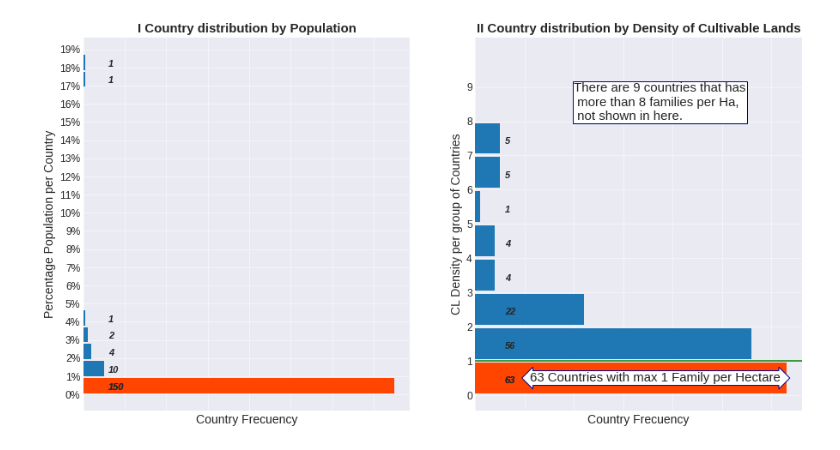
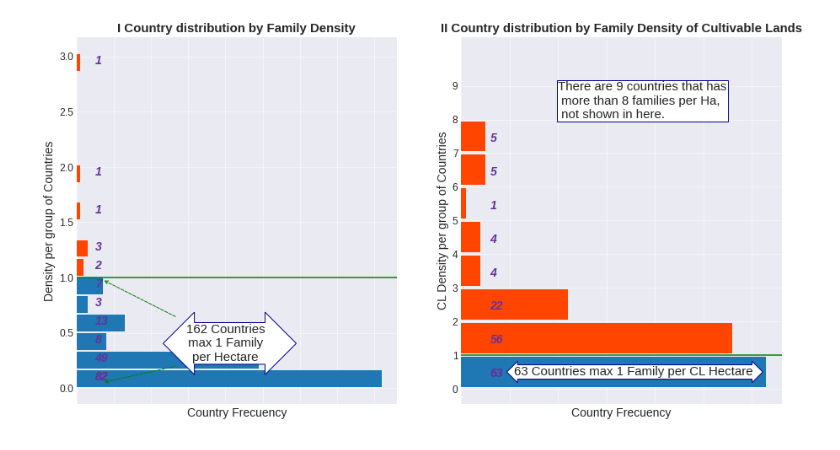
Before and after one commit to Hmarga/Lands, a Jupyter notebook: code_images/hist_dens.ipynb, the cells around one changed output. Cells and saved outputs as stored; diff of their text form; code cells hidden in the pictures.

```diff
--- a/code_images/hist_dens.ipynb
+++ b/code_images/hist_dens.ipynb
@@ -49,66 +49,88 @@ fig = plt.figure(figsize=(15,8))
 #### GRAPH 1 ####
 ax3 = fig.add_subplot(1,2,1)
 
-ax3.set_ylabel('Percentage Population per Country')
+ax3.set_ylabel('Density per group of Countries')
 ax3.set_xlabel('Country Frecuency')
-ax3.set_title('I Country distribution by Population', weight='bold', size=15)
+ax3.set_title('I Country distribution by Family Density', weight='bold', size=15)
 
-a_bins = 20
-ax3, bins, patches3 = plt.hist(w_land['pop_est%'],
+a_bins = 18 #15
+ax3, bins3, patches3 = plt.hist(w_land['density'],
                                bins= a_bins, orientation='horizontal', rwidth=0.9)
-patches3[0].set_fc('orangered')
-plt.yticks(np.arange(0, 20, 1))
 
-# Y axe in percentaje
-fmt = '%.0f%%'
-yticks = ticker.FormatStrFormatter(fmt)
-plt.gca().yaxis.set_major_formatter(yticks)
+# Putting orange color to the bars >1Ha
+for n in range(len(patches3)):
+    if patches3[n].xy[1] >1:
+        patches3[n].set_fc('orangered')
+
+suma = 0
+for n in range(len(patches3)):
+    if patches3[n].xy[1] <=1:
+        suma +=ax3[n]
+
+
 
 # # Adding the value of each bar (plot1)
 high = 0.2
-def texto(x):
-    texto = lambda t: plt.text(x, high + t.xy[1], int(t.get_width()),size=11,
-                           fontweight='bold', fontstyle='oblique')
+def texto(x,y):
+    texto = lambda t: plt.text(x, high + t.xy[1]-y, int(t.get_width()),size=14,
+                           fontweight='bold', fontstyle='oblique', color='rebeccapurple')
     return texto
 
-vfunc1 = np.vectorize(texto(12))
+vfunc1 = np.vectorize(texto(5,0.14))
 
 ## Filter the 0 width columns (plot1)
 p1 = [patches3[i] for i in range(len(patches3)) if patches3[i].get_width() > 0]
 vfunc1(p1)
+
+plt.text(40, 0.25, #+patches3[1].xy[1],
+         str(int(suma))+' Countries\n max 1 Family \nper Hectare',
+         fontsize=15 ,
+         ha='center',
+         bbox=dict(boxstyle='darrow,pad=0.1', fc='white', ec='darkblue'))
+
+# Additional styling
+plt.axhline(y=1, color='green') # Adding the reference line
+plt.annotate("", xy=(27, 0.20), xytext=(7, 0.05),  arrowprops=dict(arrowstyle="<-", lw= 1, linestyle='--', color='green'))
+plt.annotate("", xy=(27, 0.64), xytext=(7, 0.98),  arrowprops=dict(arrowstyle="<-", lw= 1, linestyle='--', color='green'))
+
 
 #### GRAPH 2 ####
 ax4 = fig.add_subplot(1,2,2)
 
 ax4.set_ylabel('CL Density per group of Countries')
 ax4.set_xlabel('Country Frecuency')
-ax4.set_title('II Country distribution by Density of Cultivable Lands', weight='bold', size=15)
+ax4.set_title('II Country distribution by Family Density of Cultivable Lands', weight='bold', size=15)
 
 b_bins = 10
-ax4, bins, patches4 = plt.hist(w_land['density_CL'],  orientation='horizontal', bins= b_bins,
+ax4, bins4, patches4 = plt.hist(w_land['density_CL'],  orientation='horizontal', bins= b_bins,
                             range= [0,10], rwidth=0.9, bottom=0)
 
 # Text BBoxes with notes
-plt.text(11, 0.35+patches4[0].xy[1], '63 Countries with max 1 Family per Hectare', fontsize=15 ,
+plt.text(11, 0.35+patches4[0].xy[1],str(int(ax4[0]))+' Countries max 1 Family per CL Hectare', fontsize=15 ,
          bbox=dict(boxstyle='darrow,pad=0.1', fc='white', ec='darkblue'))
 plt.text(20, 1+patches4[7].xy[1],
          'There are 9 countries that has\n more than 8 families per Ha,\n not shown in here.', fontsize=15 ,
          bbox=dict(boxstyle='square,pad=0.1', fc='white', ec='darkblue'))
 
 # # Adding the value of each bar (plot2)
 high = 0.3
 p2 = [patches4[i] for i in range(len(patches4)) if patches4[i].get_width() > 0]
 
-vfunc2 = np.vectorize(texto(6))
+vfunc2 = np.vectorize(texto(6,0))
 vfunc2(p2)
 
 # # Aditional styling
 plt.axhline(y=1, color='green') # Adding the reference line
 plt.yticks(np.arange(0, 10, 1)) # Changing the y steps
-patches4[0].set_fc('orangered')
+#patches4[0].set_fc('orangered')
+
+for n in range(len(patches4)):
+    if patches4[n].xy[1] >1:
+        patches4[n].set_fc('orangered')
+
 
 plt.savefig('/home/hmdg/Documents/Data_Science/Repos/Lands/images/hist_dens.png')
 
 plt.show()
 # %% [output]
-[figure, old version]
+[figure, new version]
```
Also changed, not shown: 20 other files.
